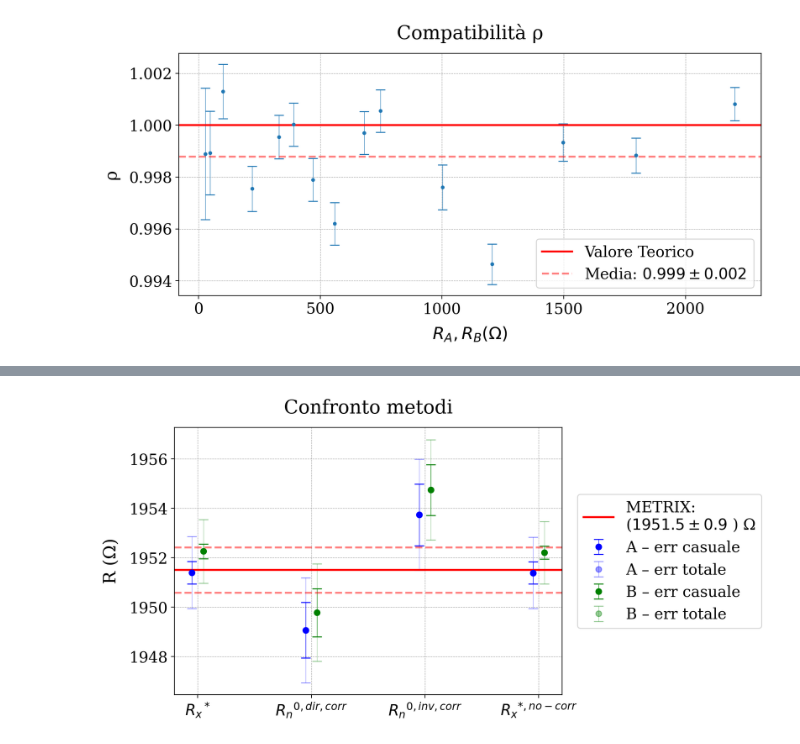
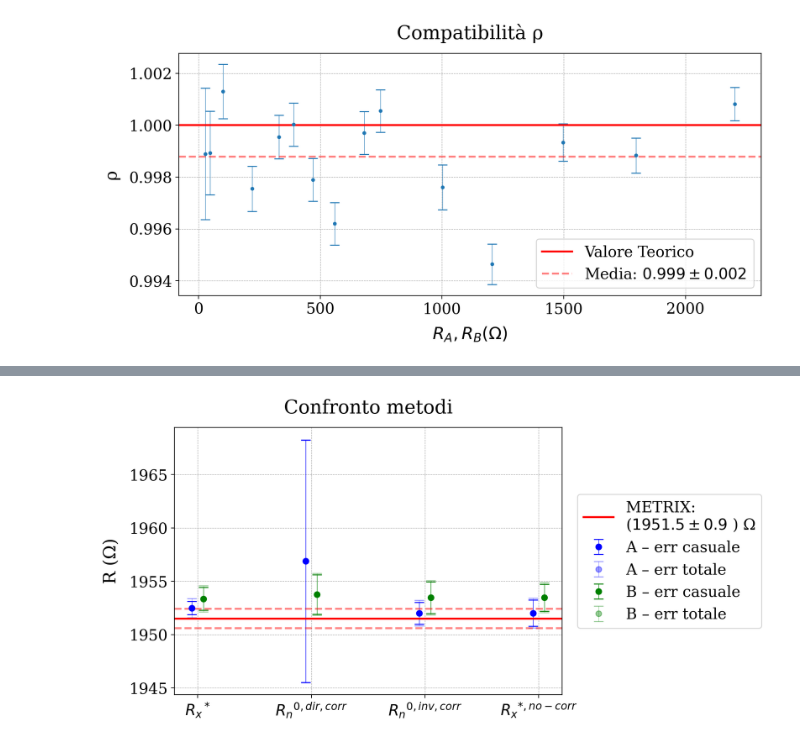
Before and after one commit to nichettg/Codici, a Jupyter notebook: 3. Ponte Wheatstone/analisi.ipynb, the cells around one changed output, grey strips where cells are left out. Cells and saved outputs as stored; diff of their text form; code cells hidden in the pictures.

```diff
--- a/3. Ponte Wheatstone/analisi.ipynb
+++ b/3. Ponte Wheatstone/analisi.ipynb
@@ -338 +160,14 @@ def vettore(array):
+# %%
+risultati = {
+    "Metodo A": {
+        "valori": [1952.495029, 1956.878672, 1952.013541, 1952.013541],
+        "casuale": [0.62252, 11.37116867, 1.021434682, 1.239244086],
+        "totale": [0.8945135789, 11.38929762, 1.206628444, 1.395832833]
+    },
+    "Metodo B": {
+        "valori": [1953.357057, 1953.76924, 1953.456623, 1953.456623],
+        "casuale": [1.06228, 1.85249547, 1.490982329, 1.249007674],
+        "totale": [1.24139526, 1.960704684, 1.623469032, 1.404508299]
+    }
+}
 # %%
@@ -371,7 +195,6 @@ for i, metodo  in enumerate(["Metodo A", "Metodo B"]):
 fig, ax = plt.subplots(1,1, figsize=(10,5))
 gf.parametri_grafico(ax, "Confronto metodi", xlabel="", ylabel="R (Ω)")
 
-labels = [r"${R_x}^*$", r"${R_n}^{0,dir,corr}$", r"${R_n}^{0,inv,corr}$", r"${R_x}^{*, no-corr}$"]
 x = np.array([1,2,3,4])
 
 ax.set_xticks(x)
@@ -389,59 +212,40 @@ offset = {
 
 metod = ["A","B"]
 
-for i,metodo in enumerate(["Metodo A", "Metodo B"]):
-
-    dati = data[metodo]
-
-    valori = {
-        "R_star" : vettore(dati["R_star"])[0],
-        "R_corr" : vettore(dati["R_corr"])[0],
-        "R_inv_corr" : vettore(dati["R_inv_corr"])[0],
-        "R_star_no_corr" : vettore(dati["R_star_no_corr"])[0]
-    }
-
-    incertezze = {
-        "R_star" : vettore(dati["R_star"])[1],
-        "R_corr" : vettore(dati["R_corr"])[1],
-        "R_inv_corr" : vettore(dati["R_inv_corr"])[1],
-        "R_star_no_corr" : vettore(dati["R_star_no_corr"])[1]
-    }
-
-    valori_array = np.array(list(valori.values()))
-    err = np.array(list(incertezze.values()))
+for i,(metodo,dati) in enumerate(risultati.items()):
 
     x_plot = x + offset[metodo]
 
     ax.errorbar(
         x_plot,
-        valori_array,
-        err,
+        dati["valori"],
+        dati["casuale"],
         fmt="o",
         color=colori[metodo],
         label=f"{metod[i]} – err casuale",
         **gf.default_error_params()
     )
 
     ax.errorbar(
         x_plot,
-        valori_array,
-        err + 1,
+        dati["valori"],
+        dati["totale"],
         fmt="o",
         color=colori[metodo],
         alpha=0.4,
         label=f"{metod[i]} – err totale",
         **gf.default_error_params()
     )
 
 ax.axhline(y=Rx_riferimento, color="red", label=f"METRIX: \n({gf.formatta_errore(Rx_riferimento, Rx_riferimento_err)}) Ω")
 ax.axhline(y=Rx_riferimento + Rx_riferimento_err, color="red", linestyle="dashed", alpha=0.5)
 ax.axhline(y=Rx_riferimento - Rx_riferimento_err, color="red", linestyle="dashed", alpha=0.5)
 
 ax.legend(
     loc="center left",
     bbox_to_anchor=(1.02, 0.5),
     frameon=True
 )
 gf.salva_grafico(fig, "Slide 3.pdf")
 # %% [output]
-[figure, old version]
+[figure, new version]
```
Also changed, not shown: parts of 5 cells of this notebook, 8 other files.
